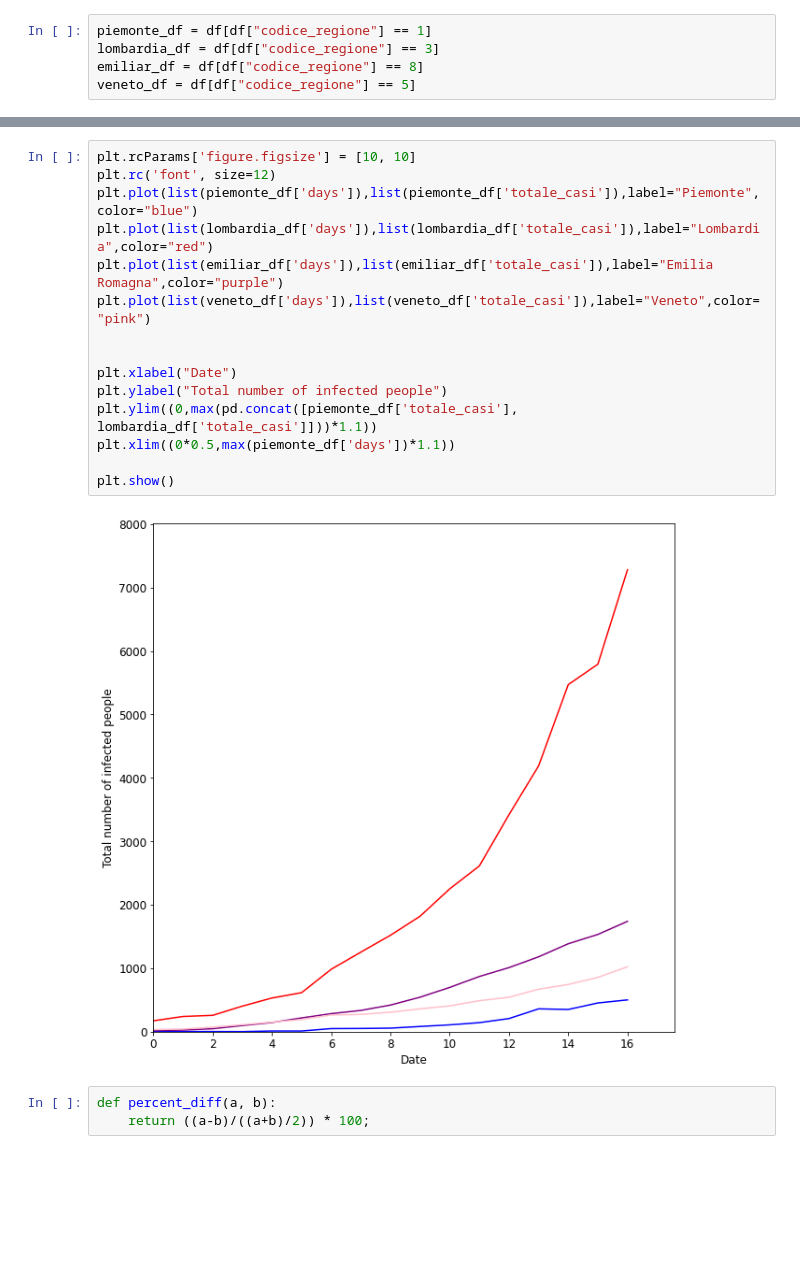
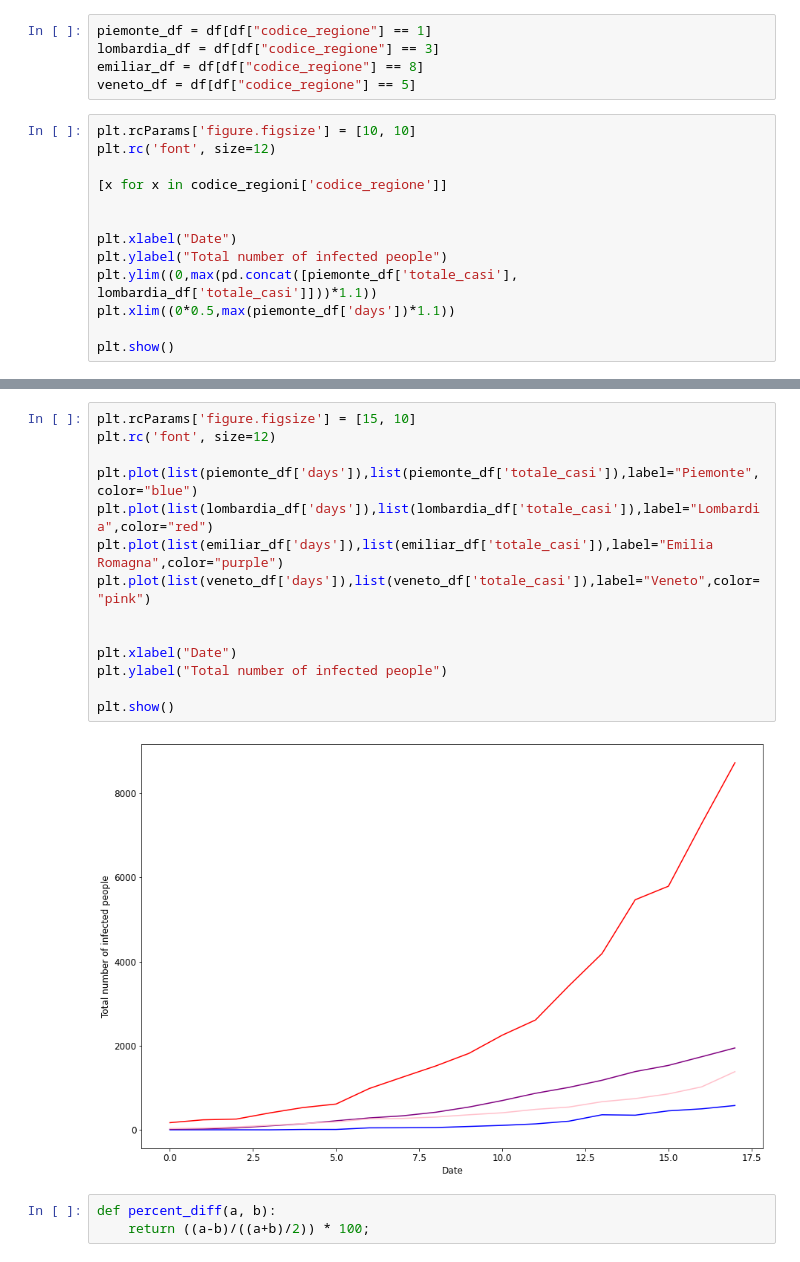
Before and after one commit to obiSerra/covid-19, a Jupyter notebook: Regions.ipynb, the cells around one changed output, grey strips where cells are left out. Drawn from its saved outputs; the diff is of its cells as text; blank space fills up the shorter version.

```diff
--- a/Regions.ipynb
+++ b/Regions.ipynb
@@ -84,3 +84,16 @@ piemonte_df = df[df["codice_regione"] == 1]
 lombardia_df = df[df["codice_regione"] == 3]
 emiliar_df = df[df["codice_regione"] == 8]
 veneto_df = df[df["codice_regione"] == 5]
+# %%
+plt.rcParams['figure.figsize'] = [10, 10]
+plt.rc('font', size=12)
+
+[x for x in codice_regioni['codice_regione']]
+
+
+plt.xlabel("Date")
+plt.ylabel("Total number of infected people")
+plt.ylim((0,max(pd.concat([piemonte_df['totale_casi'], lombardia_df['totale_casi']]))*1.1))
+plt.xlim((0*0.5,max(piemonte_df['days'])*1.1))
+
+plt.show()
@@ -87,20 +102,19 @@ veneto_df = df[df["codice_regione"] == 5]
 # %%
-plt.rcParams['figure.figsize'] = [10, 10]
+plt.rcParams['figure.figsize'] = [15, 10]
 plt.rc('font', size=12)
+
 plt.plot(list(piemonte_df['days']),list(piemonte_df['totale_casi']),label="Piemonte",color="blue")
 plt.plot(list(lombardia_df['days']),list(lombardia_df['totale_casi']),label="Lombardia",color="red")
 plt.plot(list(emiliar_df['days']),list(emiliar_df['totale_casi']),label="Emilia Romagna",color="purple")
 plt.plot(list(veneto_df['days']),list(veneto_df['totale_casi']),label="Veneto",color="pink")
 
 
 plt.xlabel("Date")
 plt.ylabel("Total number of infected people")
-plt.ylim((0,max(pd.concat([piemonte_df['totale_casi'], lombardia_df['totale_casi']]))*1.1))
-plt.xlim((0*0.5,max(piemonte_df['days'])*1.1))
 
 plt.show()
 # %% [output]
-[figure, old version]
+[figure, new version]
 # %%
 def percent_diff(a, b):
     return ((a-b)/((a+b)/2)) * 100;
```
Also changed, not shown: parts of 5 cells of this notebook, 2 other files.
